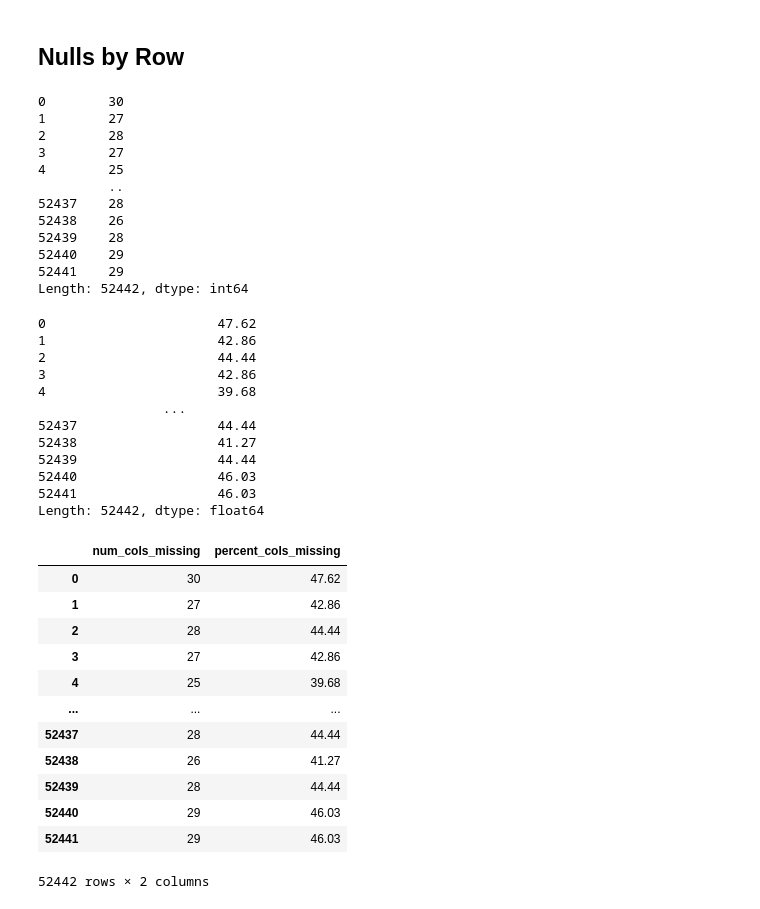
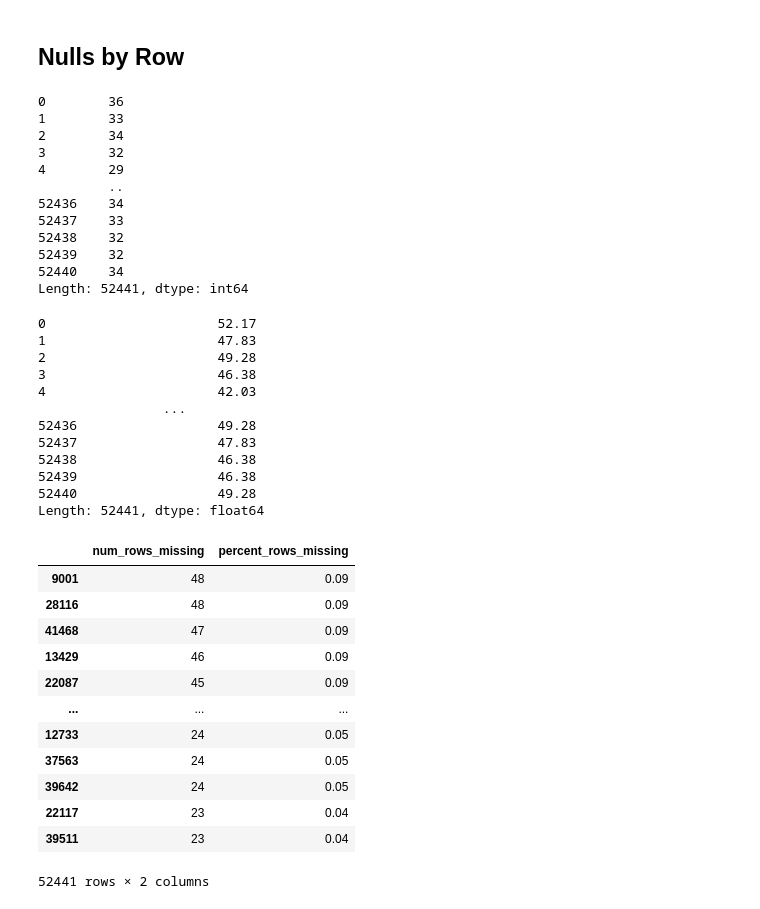
Before and after one commit to cristinalucin/clustering-exercises, a Jupyter notebook: zillow.ipynb, the cells around one changed output. Saved outputs shown, nothing was run; the diff lists cells and outputs as text; code cells hidden in the pictures.

Commit message:
updated zillow ipynb, wrangle and wrangle mall file

```diff
--- a/zillow.ipynb
+++ b/zillow.ipynb
@@ -72,0 +93,2 @@ df.describe()
+# %%
+df = w.acquire_zillow()
@@ -150,33 +295,33 @@ null_col_df.loc[['logerror']]
 # %%
 df.isnull().sum(axis=1)
 # %% [output]
-0        30
-1        27
-2        28
-3        27
-4        25
+0        36
+1        33
+2        34
+3        32
+4        29
          ..
-52437    28
-52438    26
-52439    28
-52440    29
-52441    29
-Length: 52442, dtype: int64
+52436    34
+52437    33
+52438    32
+52439    32
+52440    34
+Length: 52441, dtype: int64
 # %%
 df.isnull().sum(axis=1)/ df.shape[1] *100
 # %% [output]
-0                      47.62
-1                      42.86
-2                      44.44
-3                      42.86
-4                      39.68
+0                      52.17
+1                      47.83
+2                      49.28
+3                      46.38
+4                      42.03
                 ...
-52437                  44.44
-52438                  41.27
-52439                  44.44
-52440                  46.03
-52441                  46.03
-Length: 52442, dtype: float64
+52436                  49.28
+52437                  47.83
+52438                  46.38
+52439                  46.38
+52440                  49.28
+Length: 52441, dtype: float64
 # %%
 null_row_df = pd.DataFrame({'num_cols_missing': df.isnull().sum(axis=1),
              'percent_cols_missing': df.isnull().sum(axis=1)/df.shape[1] *100})
@@ -183,19 +337,19 @@ null_row_df = pd.DataFrame({'num_cols_missing': df.isnull().sum(axis=1),
 # %%
-null_row_df
+w.nulls_by_rows(df)
 # %% [output]
-|  | num_cols_missing | percent_cols_missing |
-| 0 | 30 | 47.62 |
-| 1 | 27 | 42.86 |
-| 2 | 28 | 44.44 |
-| 3 | 27 | 42.86 |
-| 4 | 25 | 39.68 |
+|  | num_rows_missing | percent_rows_missing |
+| 9001 | 48 | 0.09 |
+| 28116 | 48 | 0.09 |
+| 41468 | 47 | 0.09 |
+| 13429 | 46 | 0.09 |
+| 22087 | 45 | 0.09 |
 | ... | ... | ... |
-| 52437 | 28 | 44.44 |
-| 52438 | 26 | 41.27 |
-| 52439 | 28 | 44.44 |
-| 52440 | 29 | 46.03 |
-| 52441 | 29 | 46.03 |
+| 12733 | 24 | 0.05 |
+| 37563 | 24 | 0.05 |
+| 39642 | 24 | 0.05 |
+| 22117 | 23 | 0.04 |
+| 39511 | 23 | 0.04 |
-52442 rows × 2 columns
+52441 rows × 2 columns
 # %%
 def nulls_by_col(df):
     num_missing = df.isnull().sum()
```
Also changed, not shown: parts of 51 cells of this notebook, 2 other files.
